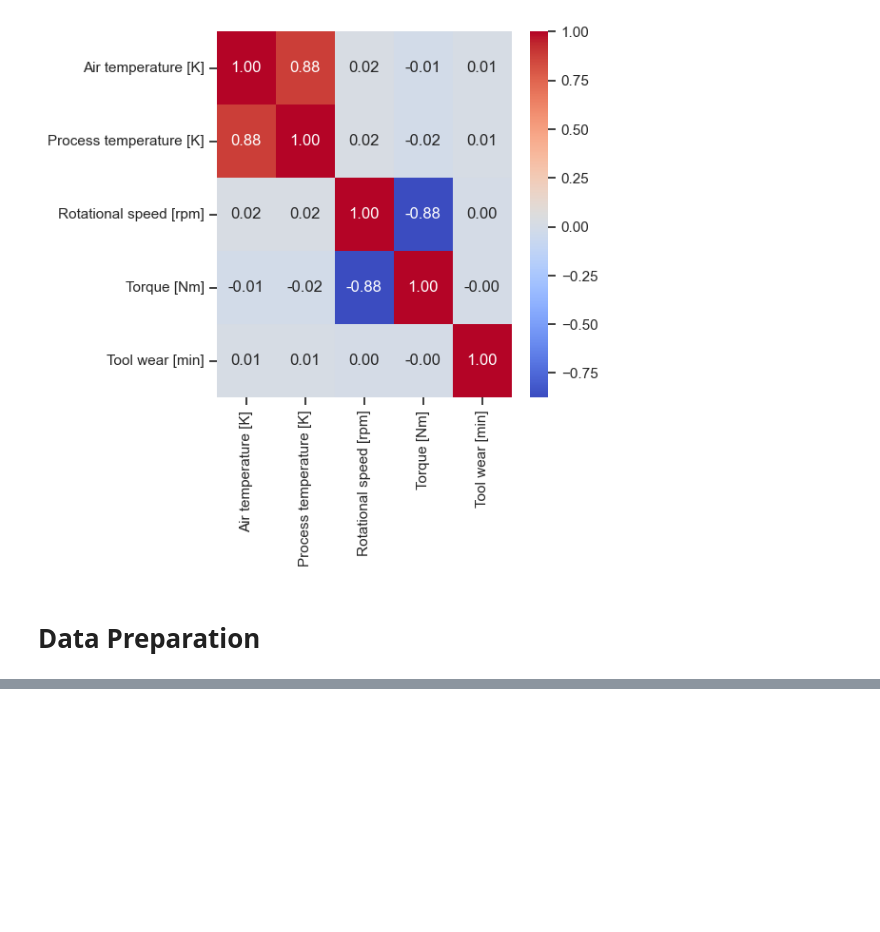
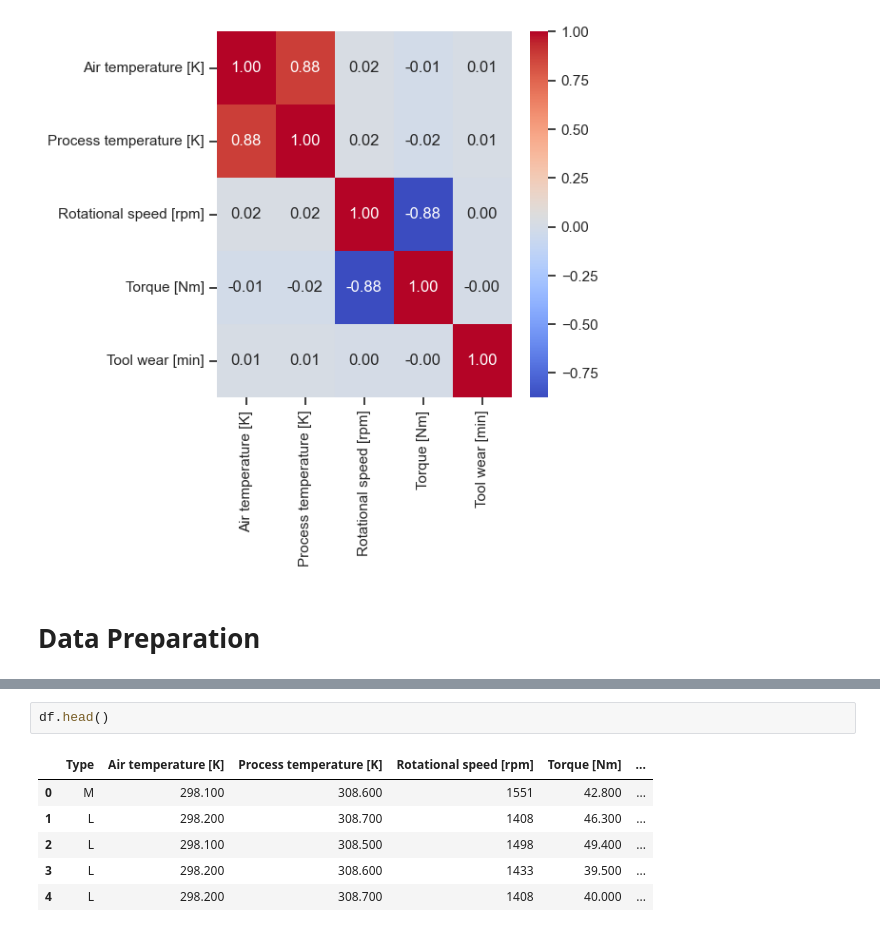
Before and after one commit to muscak/Maintenance-Prediction, a Jupyter notebook: Notebooks/Maintenance-Prediction.ipynb, the cells around one changed output, grey strips where cells are left out. Cells and saved outputs as stored; diff of their text form; blank space fills up the shorter version.

```diff
--- a/Notebooks/Maintenance-Prediction.ipynb
+++ b/Notebooks/Maintenance-Prediction.ipynb
@@ -304,0 +392,9 @@ plt.show()
+# %%
+df.head()
+# %% [output]
+|  | Type | Air temperature [K] | Process temperature [K] | Rotational speed [rpm] | Torque [Nm] | ... |
+| 0 | M | 298.100 | 308.600 | 1551 | 42.800 | ... |
+| 1 | L | 298.200 | 308.700 | 1408 | 46.300 | ... |
+| 2 | L | 298.100 | 308.500 | 1498 | 49.400 | ... |
+| 3 | L | 298.200 | 308.600 | 1433 | 39.500 | ... |
+| 4 | L | 298.200 | 308.700 | 1408 | 40.000 | ... |
```
Also changed, not shown: parts of 13 cells of this notebook.
